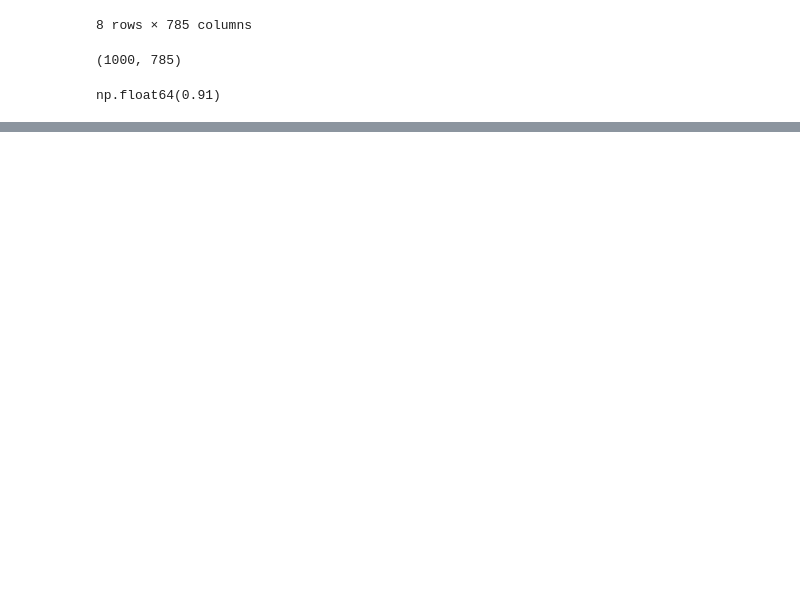
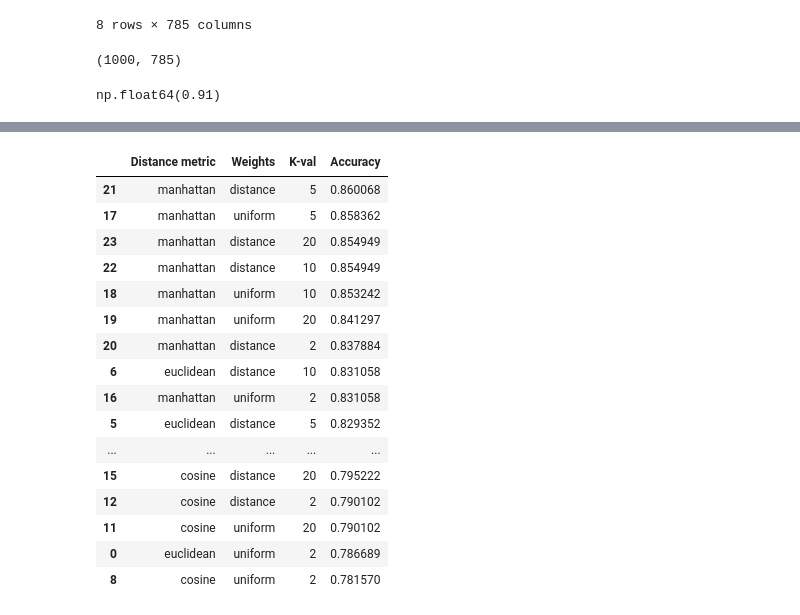
Before and after one commit to GianFor/Data-Science-and-Machine-Learning-lab-PoliTo, a Jupyter notebook: Lab3/lab3.ipynb, the cells around one changed output, grey strips where cells are left out. Saved outputs shown, nothing was run; the diff lists cells and outputs as text; code cells hidden in the pictures; blank space fills up the shorter version.

```diff
--- a/Lab3/lab3.ipynb
+++ b/Lab3/lab3.ipynb
@@ -167,0 +294,54 @@ np.float64(0.91)
+# %%
+mu    = X3_train.mean(axis=0)     # una media per colonna, calcolata SOLO sul train
+sigma = X3_train.std(axis=0)
+sigma[sigma == 0] = 1
+
+X3_train = (X3_train - mu) / sigma
+X3_test  = (X3_test  - mu) / sigma   # stessi mu e sigma del train
+# %%
+# Validate KNN on MNIST using my own implementation
+
+results = []
+
+for metric in ["euclidean", "cosine", "manhattan"]:
+    for weights in ["uniform", "distance"]:
+        for k in [2, 5, 10, 20]:
+
+            knn = KNearestNeighbors(
+                k=k,
+                distance_metric=metric,
+                weights=weights
+            )
+
+            knn.fit(X3_train, y3_train)
+            y3_pred = knn.predict(X3_test)
+
+            acc = np.count_nonzero(y3_pred == y3_test) / len(y3_test)
+
+            results.append({
+                "Distance metric": metric,
+                "Weights": weights,
+                "K-val": k,
+                "Accuracy": acc
+            })
+
+results_df = pd.DataFrame(results)
+display(results_df.sort_values("Accuracy", ascending=False))
+# %% [output]
+|  | Distance metric | Weights | K-val | Accuracy |
+| 21 | manhattan | distance | 5 | 0.860068 |
+| 17 | manhattan | uniform | 5 | 0.858362 |
+| 23 | manhattan | distance | 20 | 0.854949 |
+| 22 | manhattan | distance | 10 | 0.854949 |
+| 18 | manhattan | uniform | 10 | 0.853242 |
+| 19 | manhattan | uniform | 20 | 0.841297 |
+| 20 | manhattan | distance | 2 | 0.837884 |
+| 6 | euclidean | distance | 10 | 0.831058 |
+| 16 | manhattan | uniform | 2 | 0.831058 |
+| 5 | euclidean | distance | 5 | 0.829352 |
+| ... | ... | ... | ... | ... |
+| 15 | cosine | distance | 20 | 0.795222 |
+| 12 | cosine | distance | 2 | 0.790102 |
+| 11 | cosine | uniform | 20 | 0.790102 |
+| 0 | euclidean | uniform | 2 | 0.786689 |
+| 8 | cosine | uniform | 2 | 0.781570 |
```
Also changed, not shown: parts of 8 cells of this notebook, 1 other file.
